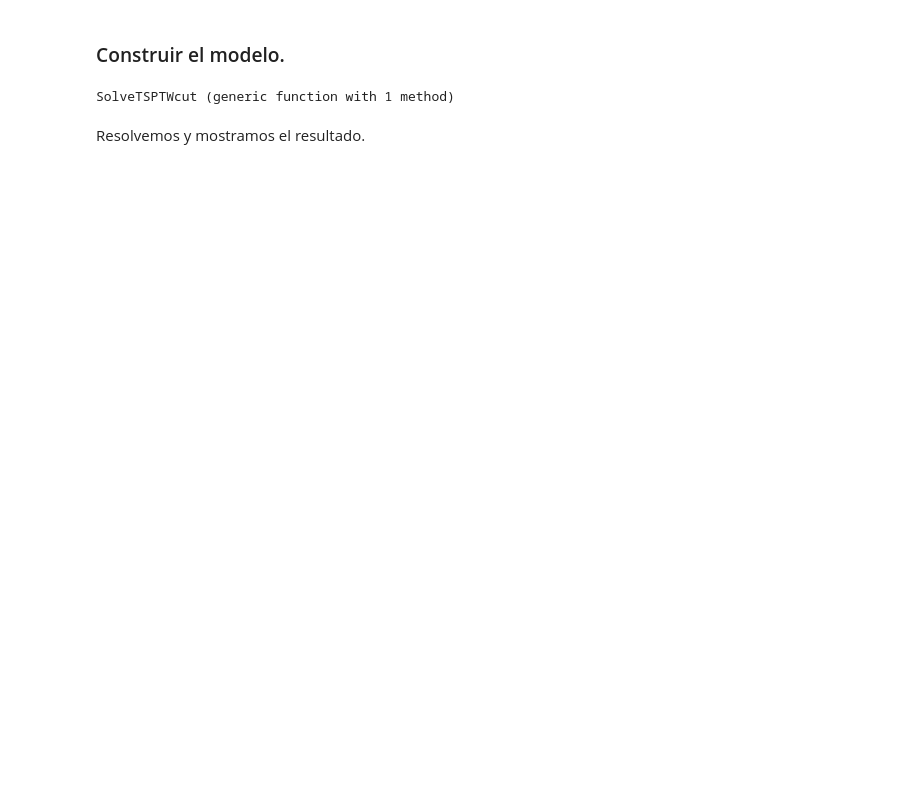
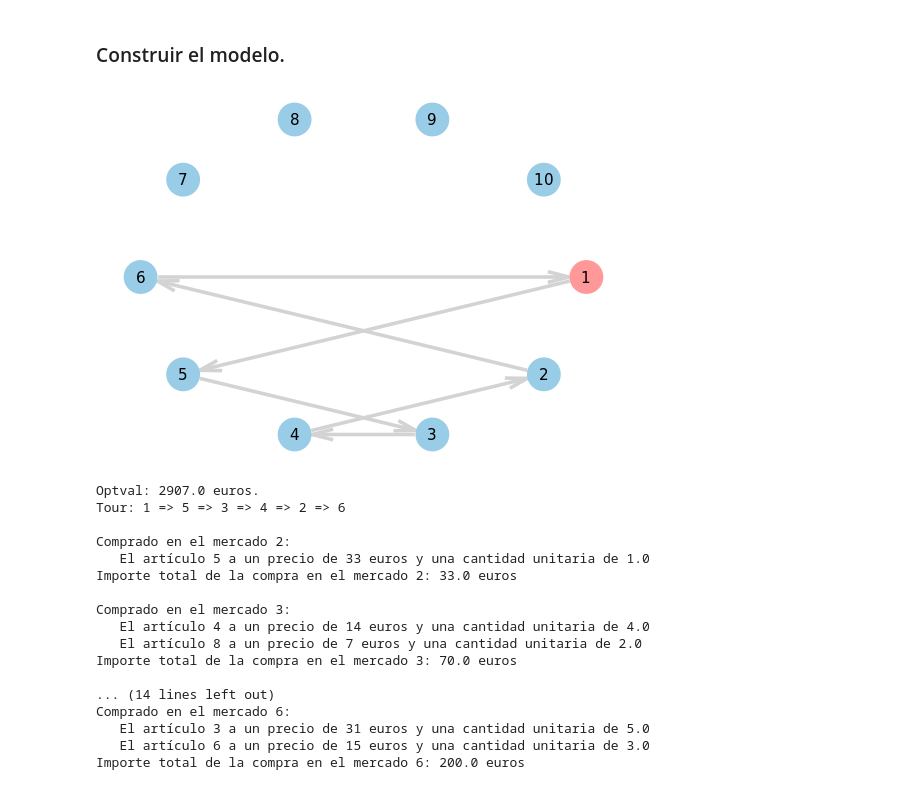
Before and after one commit to Saul-Sosa-Diaz/Ingenieria-Logistica, a Jupyter notebook: comprador_de_comercio.ipynb, the cells around one changed output. Cells and saved outputs as stored; diff of their text form; code cells hidden in the pictures; blank space fills up the shorter version.

```diff
--- a/comprador_de_comercio.ipynb
+++ b/comprador_de_comercio.ipynb
@@ -204,58 +204,73 @@ PlotGraph(N, C, E, L, Names)
 # %%
 function CuttingPlane(model,x)
     while true
         optimize!(model)
         xval = JuMP.value.(x)
         G = Graphs.SimpleDiGraph( Graphs.Edge.([ (i,j) for i=1:N,j=1:N if xval[i,j]>0.5 ]) )
         Components = Graphs.connected_components(G)
         if length(Components)==1
             break
         end
         @constraint(model, [S in Components], sum(x[S,S]) <= length(S)-1 )
     end
 end
 
-function SolveTSPTWcut()
+function SolveComerciante()
     EPS = 0.00001
     model = Model(GLPK.Optimizer)
     set_silent(model)
 
     # Variables
     @variable(model, x[1:N,1:N], Bin)
+    @variable(model, y[i in M], Bin)
+    @variable(model, z[i in M, l in L] >= 0)
+
     for i in 1:N
-            set_upper_bound(x[i,i], 0)
-    end
-    @variable(model, u[2:N]>=0 )
-
-    @objective(model, Min, sum(C .* x))
-    # Normal TSP constraints
-    @constraint(model, [i=1:N], sum(x[i,:]) == 1)
-    @constraint(model, [i=1:N], sum(x[:,i]) == 1)
-    @constraint(model, [i=1:N,j=i+1:N], x[i,j]+x[j,i] <= 1)
-
-    M = maximum(L) # Big M
-
-    # Time window constraints
-    for i=2:N
-        @constraint(model, E[i] <= u[i] <= L[i])
-    end
-    for i=2:N,j=2:N
-        if i!=j
-            @constraint(model, u[j] >= u[i] + s[i] + T[i,j] * x[i,j] - M * (1-x[i,j]) )
-        end
+        set_upper_bound(x[i,i], 0)
     end
 
+    @objective(model, Min, sum(C[i,j] * x[i,j] for i in 1:N, j in 1:N) + sum(p[i, l] * z[i, l] for i in M, l in L))
+
+    # Normal TSP constraints
+    @constraint(model, [i=1:N], sum(x[1,:]) == 1)
+    @constraint(model, [i=1:N], sum(x[:,1]) == 1)
+    @constraint(model, [i=2:N], sum(x[i,:]) == y[i])
+    @constraint(model, [i=2:N], sum(x[:,i]) == y[i])
+    @constraint(model, y[2] == 1)
+
+    for l in L
+        @constraint(model, sum(z[i, l] for i in M) == d[l])
+    end
+
+    for i in M, l in L
+        @constraint(model, q[i, l] * y[i] >= z[i, l])
+    end
 
     # Dinamic constraints
     CuttingPlane(model,x)
 
     # Show solutions
-    PlotGraph(N,value.(x), E, L, Names)
-    println("Optval: $( ceil(objective_value(model)-EPS) )")
-
-    PrintTour(N, value.(x), Names)
+    PlotGraph(N,value.(x))
+    println("Optval: $( ceil(objective_value(model)-EPS) ) euros.")
+    PrintTour(N, value.(x), value.(z))
 end
+SolveComerciante()
 # %% [output]
+[figure, added]
-SolveTSPTWcut (generic function with 1 method)
+Optval: 2907.0 euros.
+Tour: 1 => 5 => 3 => 4 => 2 => 6
+
+Comprado en el mercado 2:
+   El artículo 5 a un precio de 33 euros y una cantidad unitaria de 1.0
+Importe total de la compra en el mercado 2: 33.0 euros
+
+Comprado en el mercado 3:
+   El artículo 4 a un precio de 14 euros y una cantidad unitaria de 4.0
+   El artículo 8 a un precio de 7 euros y una cantidad unitaria de 2.0
+Importe total de la compra en el mercado 3: 70.0 euros
+
+... (14 lines left out)
+Comprado en el mercado 6:
+   El artículo 3 a un precio de 31 euros y una cantidad unitaria de 5.0
+   El artículo 6 a un precio de 15 euros y una cantidad unitaria de 3.0
+Importe total de la compra en el mercado 6: 200.0 euros
-# %% [markdown]
-Resolvemos y mostramos el resultado.
```
Also changed, not shown: parts of 10 cells of this notebook.
